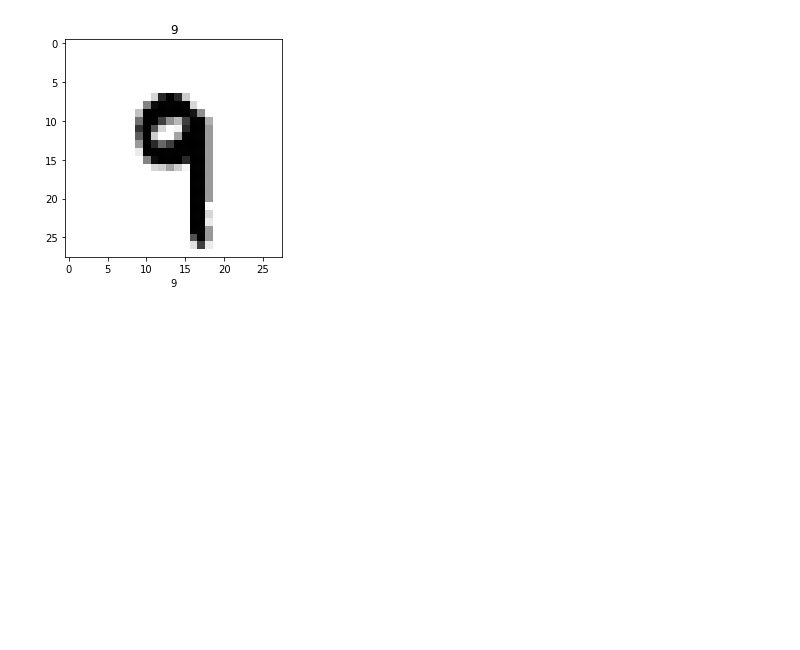
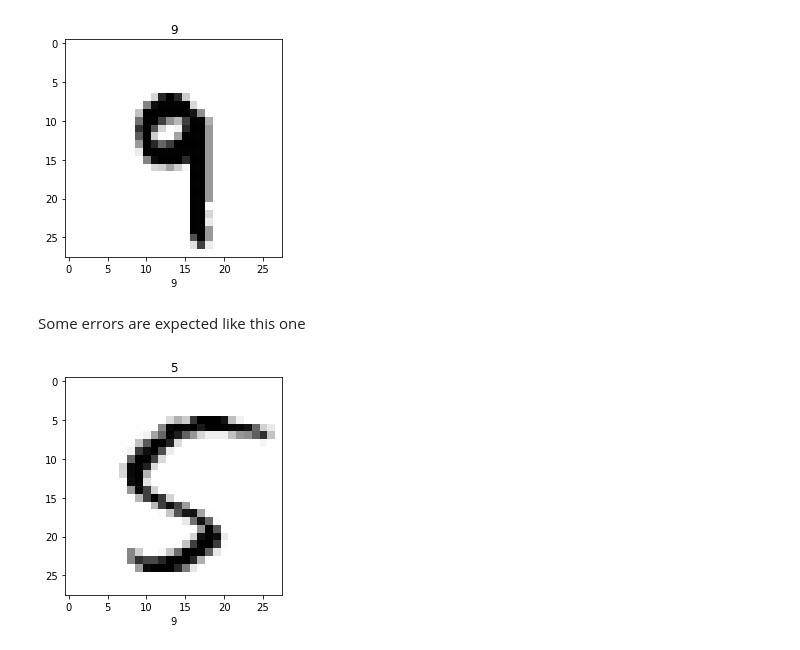
Before and after one commit to ShadowChaser4/mnist_dataset_deep_learning, a Jupyter notebook: mnist_classification_cv.ipynb, the cells around one changed output. Saved outputs shown, nothing was run; the diff lists cells and outputs as text; code cells hidden in the pictures; blank space fills up the shorter version.

```diff
--- a/mnist_classification_cv.ipynb
+++ b/mnist_classification_cv.ipynb
@@ -167,3 +189,14 @@ plt.xlabel(prediction[0].argmax())
 # %% [output]
 Text(0.5, 0, '9')
 [figure]
+# %% [markdown]
+Some errors are expected like this one
+# %%
+i = 0
+for image, label in test_data.take(-1):
+  if label.numpy() != prediction[i].argmax():
+    plt.imshow(image[:,:,0], cmap = plt.cm.binary)
+    plt.title(label.numpy())
+    plt.xlabel(prediction[i].argmax())
+# %% [output]
+[figure, added]
```
Also changed, not shown: parts of 12 cells of this notebook, 1 other file.
